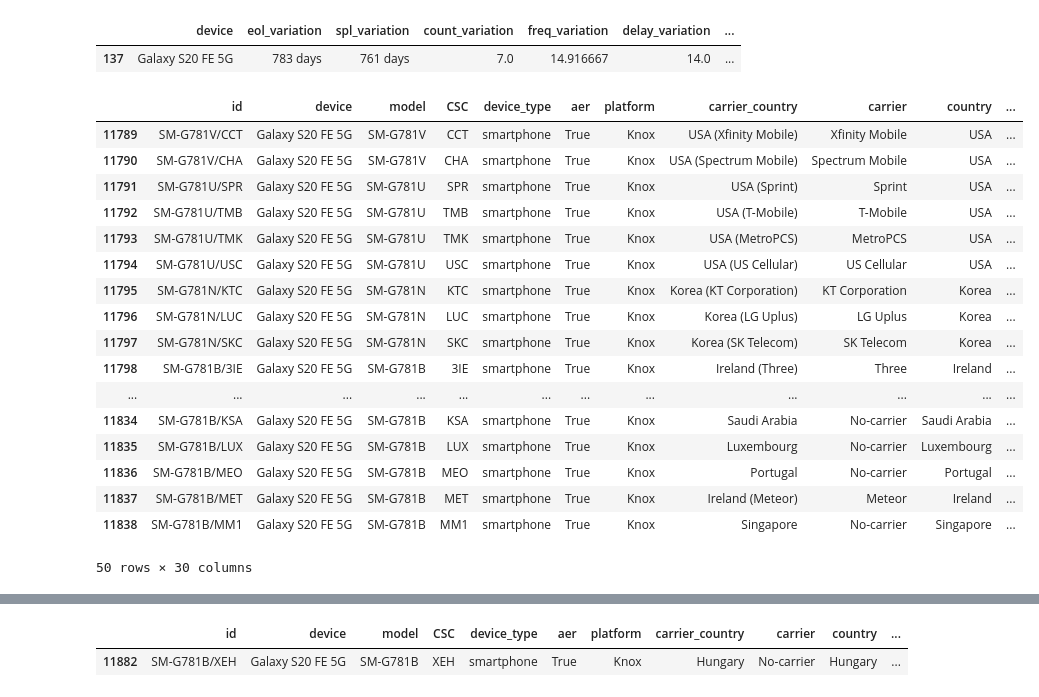
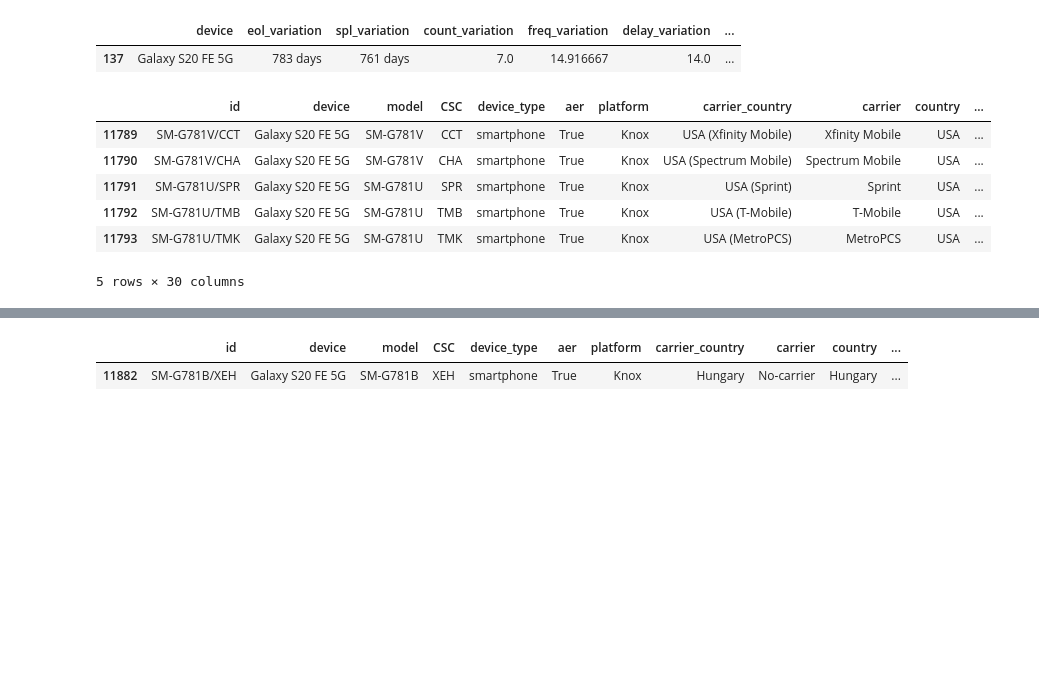
Before and after one commit to cslfiu/Android-Security-Updates, a Jupyter notebook: Code/5-Key-Issues.ipynb, the cells around one changed output, grey strips where cells are left out. Drawn from its saved outputs; the diff is of its cells as text; code cells hidden in the pictures; blank space fills up the shorter version.

```diff
--- a/Code/5-Key-Issues.ipynb
+++ b/Code/5-Key-Issues.ipynb
@@ -389,23 +368,12 @@ df_max_range[df_max_range['device']=='Galaxy S20 FE 5G']
 |  | device | eol_variation | spl_variation | count_variation | freq_variation | delay_variation | ... |
 | 137 | Galaxy S20 FE 5G | 783 days | 761 days | 7.0 | 14.916667 | 14.0 | ... |
 # %%
-df_final_samsung[(df_final_samsung.device=='Galaxy S20 FE 5G')][:50]
+df_final_samsung[(df_final_samsung.device=='Galaxy S20 FE 5G')].head()
 # %% [output]
 |  | id | device | model | CSC | device_type | aer | platform | carrier_country | carrier | country | ... |
 | 11789 | SM-G781V/CCT | Galaxy S20 FE 5G | SM-G781V | CCT | smartphone | True | Knox | USA (Xfinity Mobile) | Xfinity Mobile | USA | ... |
 | 11790 | SM-G781V/CHA | Galaxy S20 FE 5G | SM-G781V | CHA | smartphone | True | Knox | USA (Spectrum Mobile) | Spectrum Mobile | USA | ... |
 | 11791 | SM-G781U/SPR | Galaxy S20 FE 5G | SM-G781U | SPR | smartphone | True | Knox | USA (Sprint) | Sprint | USA | ... |
 | 11792 | SM-G781U/TMB | Galaxy S20 FE 5G | SM-G781U | TMB | smartphone | True | Knox | USA (T-Mobile) | T-Mobile | USA | ... |
 | 11793 | SM-G781U/TMK | Galaxy S20 FE 5G | SM-G781U | TMK | smartphone | True | Knox | USA (MetroPCS) | MetroPCS | USA | ... |
-| 11794 | SM-G781U/USC | Galaxy S20 FE 5G | SM-G781U | USC | smartphone | True | Knox | USA (US Cellular) | US Cellular | USA | ... |
-| 11795 | SM-G781N/KTC | Galaxy S20 FE 5G | SM-G781N | KTC | smartphone | True | Knox | Korea (KT Corporation) | KT Corporation | Korea | ... |
-| 11796 | SM-G781N/LUC | Galaxy S20 FE 5G | SM-G781N | LUC | smartphone | True | Knox | Korea (LG Uplus) | LG Uplus | Korea | ... |
-| 11797 | SM-G781N/SKC | Galaxy S20 FE 5G | SM-G781N | SKC | smartphone | True | Knox | Korea (SK Telecom) | SK Telecom | Korea | ... |
-| 11798 | SM-G781B/3IE | Galaxy S20 FE 5G | SM-G781B | 3IE | smartphone | True | Knox | Ireland (Three) | Three | Ireland | ... |
-| ... | ... | ... | ... | ... | ... | ... | ... | ... | ... | ... | ... |
-| 11834 | SM-G781B/KSA | Galaxy S20 FE 5G | SM-G781B | KSA | smartphone | True | Knox | Saudi Arabia | No-carrier | Saudi Arabia | ... |
-| 11835 | SM-G781B/LUX | Galaxy S20 FE 5G | SM-G781B | LUX | smartphone | True | Knox | Luxembourg | No-carrier | Luxembourg | ... |
-| 11836 | SM-G781B/MEO | Galaxy S20 FE 5G | SM-G781B | MEO | smartphone | True | Knox | Portugal | No-carrier | Portugal | ... |
-| 11837 | SM-G781B/MET | Galaxy S20 FE 5G | SM-G781B | MET | smartphone | True | Knox | Ireland (Meteor) | Meteor | Ireland | ... |
-| 11838 | SM-G781B/MM1 | Galaxy S20 FE 5G | SM-G781B | MM1 | smartphone | True | Knox | Singapore | No-carrier | Singapore | ... |
-50 rows × 30 columns
+5 rows × 30 columns
```
Also changed, not shown: parts of 35 cells of this notebook.
